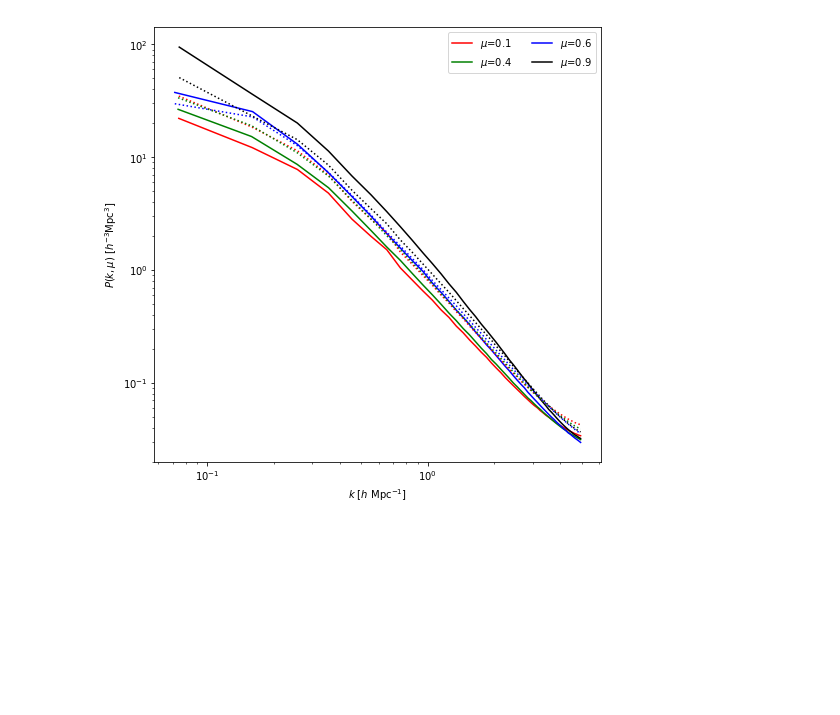
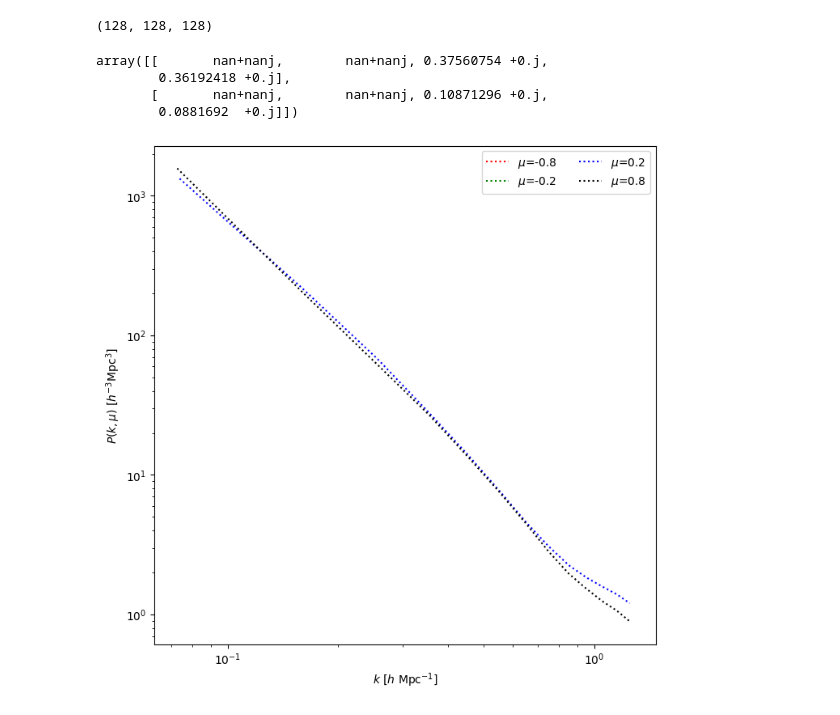
Before and after one commit to bhorowitz/MAPLE-V2, a Jupyter notebook: gen_fid.ipynb, the cells around one changed output. Cells and saved outputs as stored; diff of their text form; code cells hidden in the pictures; blank space fills up the shorter version.

```diff
--- a/gen_fid.ipynb
+++ b/gen_fid.ipynb
@@ -24,8 +27,8 @@ Populating the interactive namespace from numpy and matplotlib
 # %%
-flux_raw = np.exp(-tau_red)
+flux_raw = np.exp(-tau_red+0.1)
 flux_red = flux_raw/flux_raw.mean()-1
 
-flux_raw = np.exp(-tau_real)
+flux_raw = tau_real
 flux_real = flux_raw/flux_raw.mean()-1
 # %%
 np.save("flux_red",flux_red)
@@ -34,13 +43,13 @@ from scipy import ndimage
 # %%
 from nbodykit.lab import UniformCatalog, FFTPower
 #calculate fluxes, do things in flux space
-pm_red = nbodykit.source.mesh.array.ArrayMesh(flux_red, 320)
-pm_real = nbodykit.source.mesh.array.ArrayMesh(flux_real, 320)
+pm_red = nbodykit.source.mesh.array.ArrayMesh(flux_red, 128)
+pm_real = nbodykit.source.mesh.array.ArrayMesh(flux_real, 128)
 # %%
 #choice of dk and kmin are open for exploration... smaller dk will likely be less numerically stable for later optimization
 
-r_red = FFTPower(pm_red, mode='1d', dk=0.10, kmin=0.0001)
-r_real = FFTPower(pm_real, mode='1d', dk=0.10, kmin=0.0001)
+r_red = FFTPower(pm_red, mode='1d', dk=0.050, kmin=0.00001)
+r_real = FFTPower(pm_real, mode='1d', dk=0.050, kmin=0.00001)
 # %%
 Pk_red = r_red.power
 Pk_real = r_real.power
@@ -59,33 +71,44 @@ Text(0,0.5,'$kP(k)$ [$h^{-3}\\mathrm{Mpc}^3$]')
 # %%
 #1d powerspectra is vert similar in redshift and real space, not super-suprising...
+# %%
+pm_red.to_real_field().shape
+# %% [output]
+(128, 128, 128)
 # %%
-r_red_2d = FFTPower(pm_red, mode='2d', dk=0.1, kmin=0.0001, Nmu=4, los=[0,0,1])
+r_red_2d = FFTPower(pm_red, mode='2d', dk=1.0, kmin=1, Nmu=4, los=[0,0,1])
 Pkmu_red = r_red_2d.power
 
-r_real_2d = FFTPower(pm_real, mode='2d', dk=0.1, kmin=0.0001, Nmu=4, los=[0,0,1])
+r_real_2d = FFTPower(pm_real, mode='2d', dk=1.0, kmin=1, Nmu=4, los=[0,0,1])
 Pkmu_real = r_real_2d.power
+# %%
+Pkmu_red['power']
+# %% [output]
+array([[       nan+nanj,        nan+nanj, 0.37560754 +0.j,
+        0.36192418 +0.j],
+       [       nan+nanj,        nan+nanj, 0.10871296 +0.j,
+        0.0881692  +0.j]])
 # %%
 plt.figure(figsize=(8,8))
 
 # plot each mu bin
 lines = ["r","g","b","k","y"]
 for i in range(Pkmu_red.shape[1]):
     Pk = Pkmu_red[:,i] # select the ith mu bin
     label = r'$\mu$=%.1f' % (Pkmu_red.coords['mu'][i])
-    plt.loglog(Pk['k'], Pk['power'].real,lines[i], label=label)
+    plt.loglog(Pk['k'], Pk['power'].real,lines[i]+":", label=label)
 
 # format the axes
 plt.legend(loc=0, ncol=2)
 plt.xlabel(r"$k$ [$h \ \mathrm{Mpc}^{-1}$]")
 plt.ylabel(r"$P(k, \mu)$ [$h^{-3}\mathrm{Mpc}^3$]")
 
 #plot realspace as little dots on top
 for i in range(Pkmu_real.shape[1]):
     Pk = Pkmu_real[:,i] # select the ith mu bin
     label = r'$\mu$=%.1f' % (Pkmu_real.coords['mu'][i])
-    plt.loglog(Pk['k'], Pk['power'].real,lines[i]+":", label=label)
+    plt.loglog(Pk['k'], 1.1*Pk['power'].real,lines[i]+"--", label=label)
 # %% [output]
-[figure, old version]
+[figure, new version]
 # %%
 #redshift space has much greater mu variation compared to real space, as expected
 # %%
```
Also changed, not shown: parts of 6 cells of this notebook, 9 other files.
